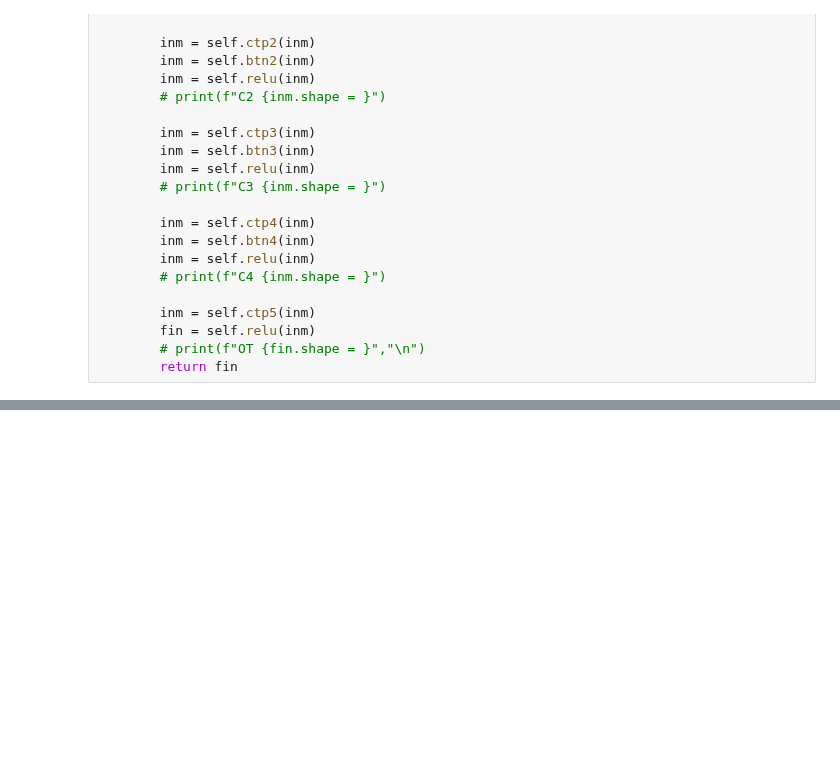
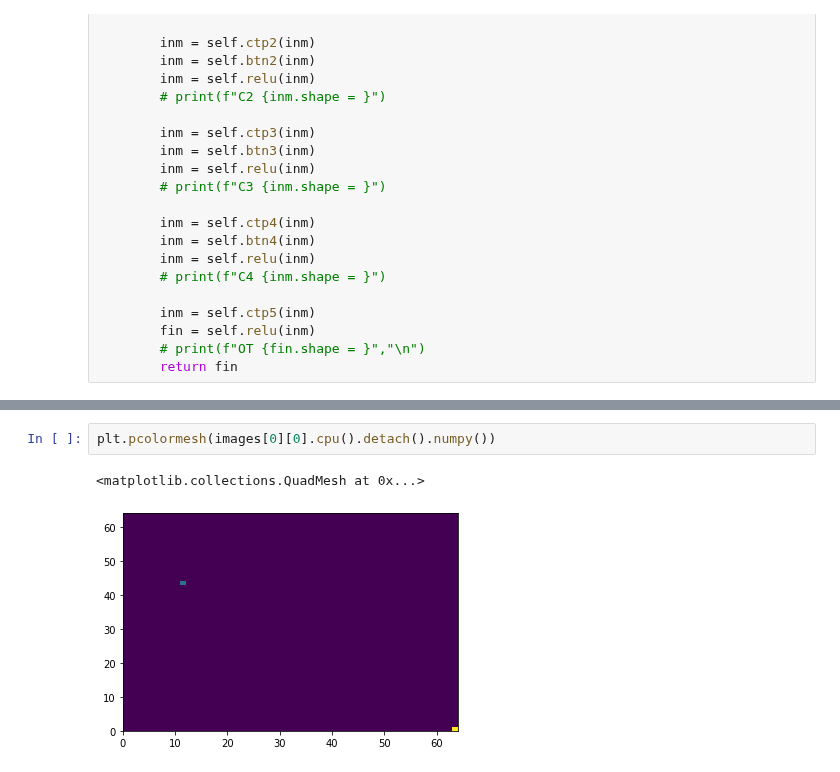
Before and after one commit to aashraychegu/testing_grounds, a Jupyter notebook: ready/gan_test.ipynb, the cells around one changed output, grey strips where cells are left out. Cells and saved outputs as stored; diff of their text form; blank space fills up the shorter version.

```diff
--- a/ready/gan_test.ipynb
+++ b/ready/gan_test.ipynb
@@ -427,3 +441,8 @@ KeyboardInterrupt:
+# %%
+plt.pcolormesh(images[0][0].cpu().detach().numpy())
+# %% [output]
+<matplotlib.collections.QuadMesh at 0x...>
+[figure, added]
 # %%
 import matplotlib.pyplot as plt
 plt.switch_backend("module://matplotlib_inline.backend_inline")
```
Also changed, not shown: parts of 5 cells of this notebook, 2 other files.
